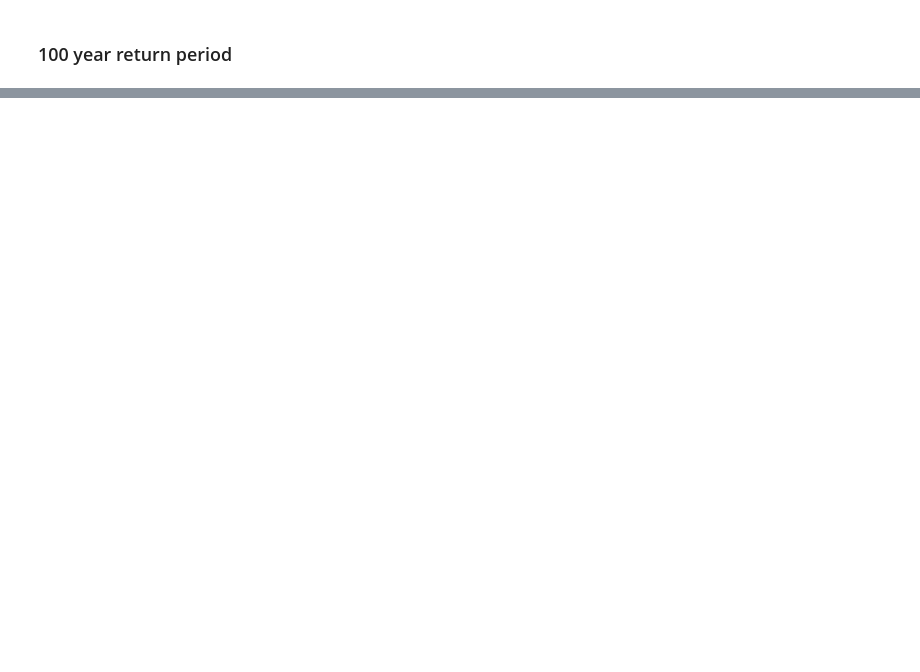
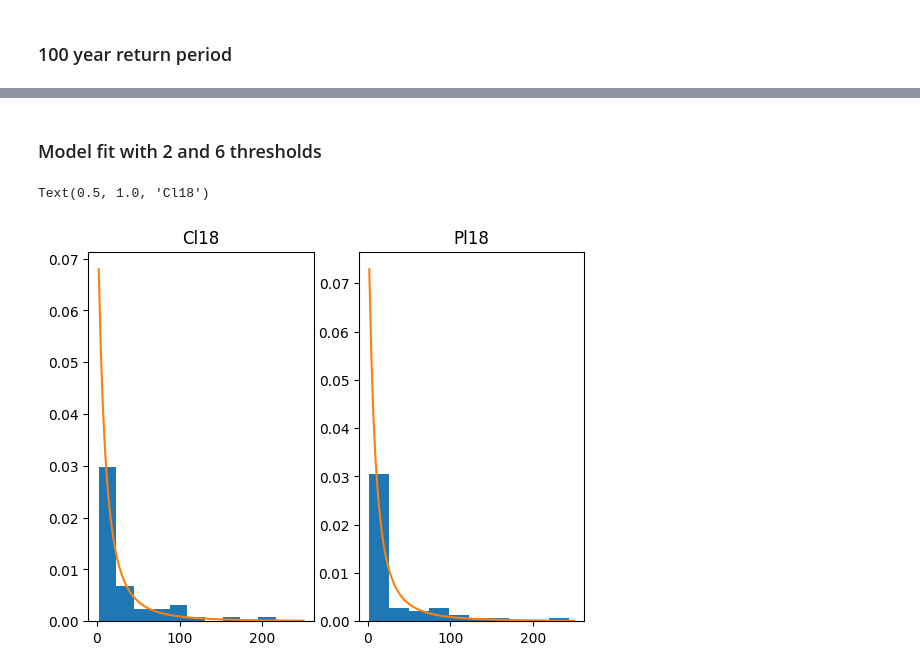
Before and after one commit to jtdocter27/Engineering-Probability---Statistics, a Jupyter notebook: R_project.ipynb, the cells around one changed output, grey strips where cells are left out. Saved outputs shown, nothing was run; the diff lists cells and outputs as text; code cells hidden in the pictures; blank space fills up the shorter version.

```diff
--- a/R_project.ipynb
+++ b/R_project.ipynb
@@ -807,0 +795,28 @@ Return level for CL18 17668.49265728452
+# %% [markdown]
+### Model fit with 2 and 6 thresholds
+# %%
+h1 = pd.read_excel('US-HurrDamage-Landsea-etal-2018.xlsx')
+h2 = h1.set_index(['Year'])
+h3 = h2 / 10**9
+h4 = h3[(h3['PL18 Sum for Year'] >2) & (h3['CL18 Sum for Year'] >2)]
+
+Pl18 = h4['PL18 Sum for Year'].values
+Cl18 = h4['CL18 Sum for Year'].values
+shape1, loc1, scale1 = genpareto.fit(Pl18)
+shape2, loc2, scale2 = genpareto.fit(Cl18)
+x1 = np.linspace(loc1, 250, 100)
+x2 = np.linspace(loc2, 250, 100)
+
+pdf1 = genpareto.pdf(x1, c=shape1, loc=loc1, scale=scale1)
+pdf2 = genpareto.pdf(x2, c=shape2, loc=loc2, scale=scale2)
+plt.subplot(1,2,2)
+plt.hist(Pl18, density=True)
+plt.plot(x1, pdf1)
+plt.title('Pl18')
+plt.subplot(1,2,1)
+plt.hist(Cl18, density = True)
+plt.plot(x2, pdf2)
+plt.title('Cl18')
+# %% [output]
+Text(0.5, 1.0, 'Cl18')
+[figure, added]
```
Also changed, not shown: parts of 4 cells of this notebook.
